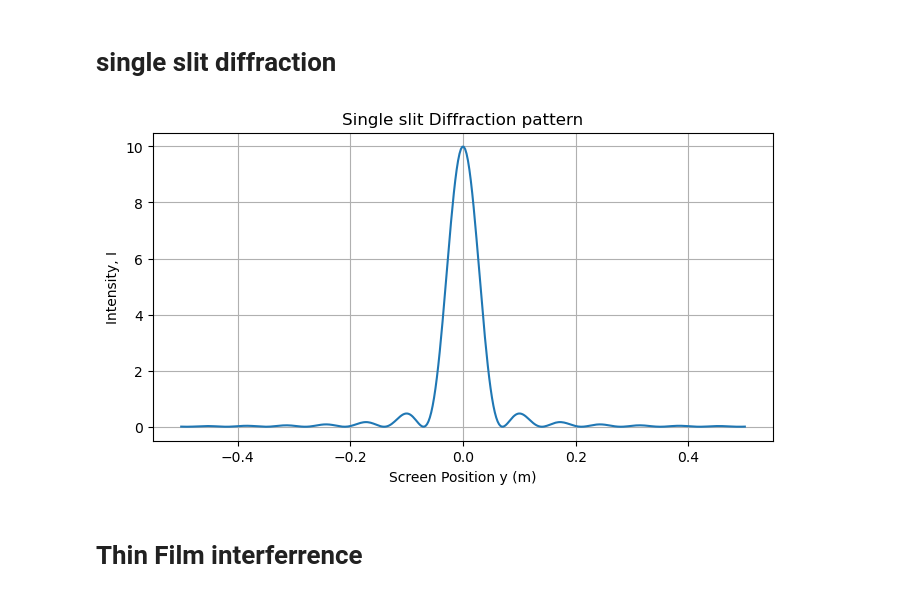
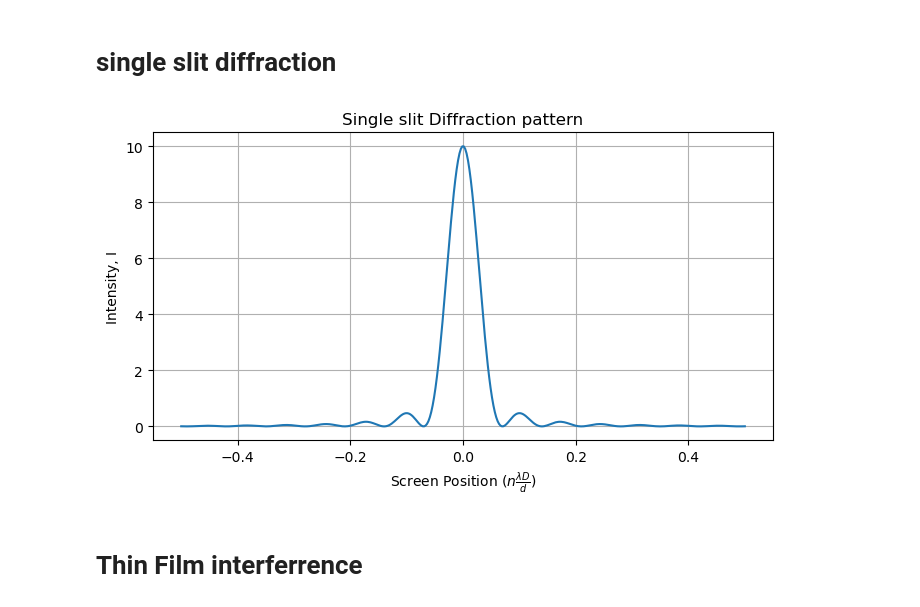
Before and after one commit to BakulTakthar/physical-optics, a Jupyter notebook: main.ipynb, the cells around one changed output. Drawn from its saved outputs; the diff is of its cells as text; code cells hidden in the pictures.

```diff
--- a/main.ipynb
+++ b/main.ipynb
@@ -100,24 +148,24 @@ plt.show()
 # %%
 k = 2*np.pi/(lambda_value)
 beta = 1/2*(k*y_values*d/D)
 y_values = np.linspace(-0.5, 0.5, 400)
 I_net_values = I0*np.sin(beta)**2/(beta**2)
 
 
 plt.figure(figsize=(8, 4))
 plt.plot(y_values, I_net_values)
-plt.xlabel("Screen Position y (m)")
+plt.xlabel(r"Screen Position ($n\frac{\lambda D}{d}$)")
 plt.ylabel("Intensity, I")
 
 plt.title("Single slit Diffraction pattern")
 
 plt.grid(True)
 plt.show()
 
 # for y, I in zip(y_values, I_net_values):
 #     print(f"{y}: {I}")
 # %% [output]
-[figure, old version]
+[figure, new version]
 # %% [markdown]
 # Thin Film interferrence
 # %%
```
Also changed, not shown: parts of 2 cells of this notebook.
